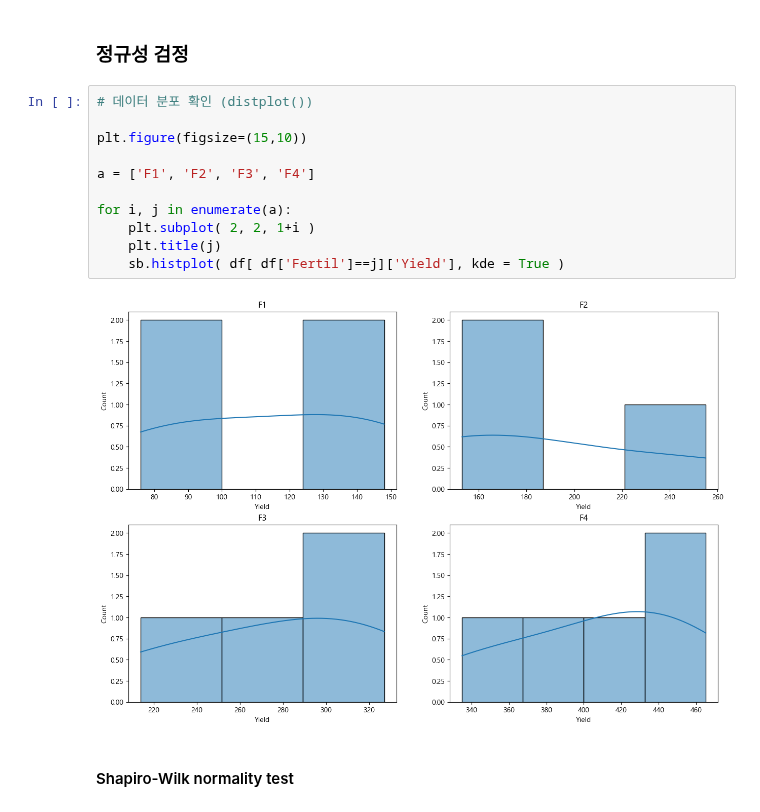
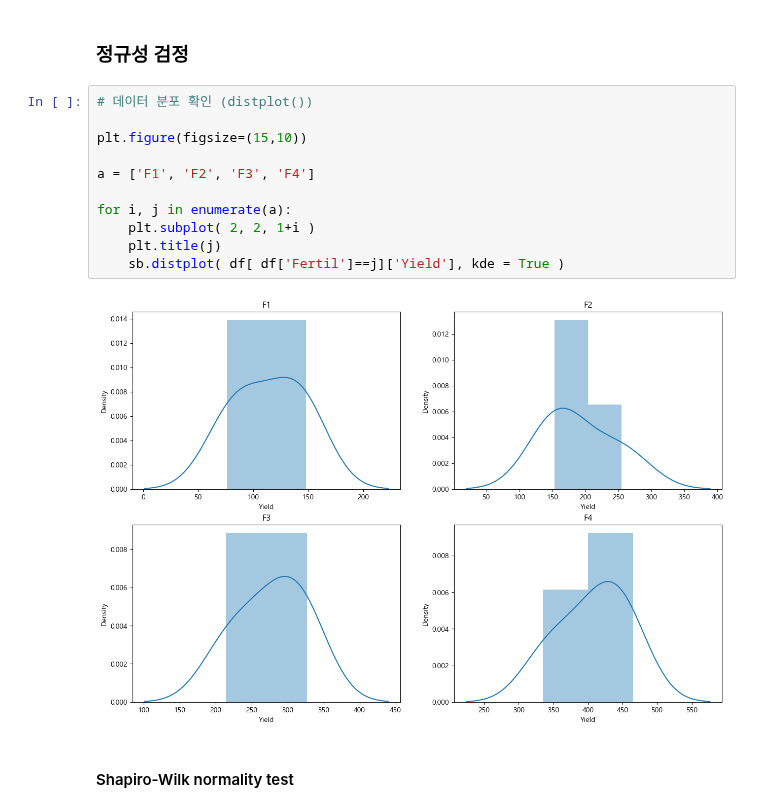
Before and after one commit to anjuiswhat/TIL, a Jupyter notebook: ADP_스터디/통계분석_3주차_이민성.ipynb, the cells around one changed output. Saved outputs shown, nothing was run; the diff lists cells and outputs as text.

```diff
--- a/ADP_스터디/통계분석_3주차_이민성.ipynb
+++ b/ADP_스터디/통계분석_3주차_이민성.ipynb
@@ -150,16 +150,16 @@ plt.show()
 # %%
 # 데이터 분포 확인 (distplot())
 
 plt.figure(figsize=(15,10))
 
 a = ['F1', 'F2', 'F3', 'F4']
 
 for i, j in enumerate(a):
     plt.subplot( 2, 2, 1+i )
     plt.title(j)
-    sb.histplot( df[ df['Fertil']==j]['Yield'], kde = True )
+    sb.distplot( df[ df['Fertil']==j]['Yield'], kde = True )
 # %% [output]
-[figure, old version]
+[figure, new version]
 # %% [markdown]
 #### Shapiro-Wilk normality test
 # %%
```
Also changed, not shown: parts of 11 cells of this notebook, 4 other files.
